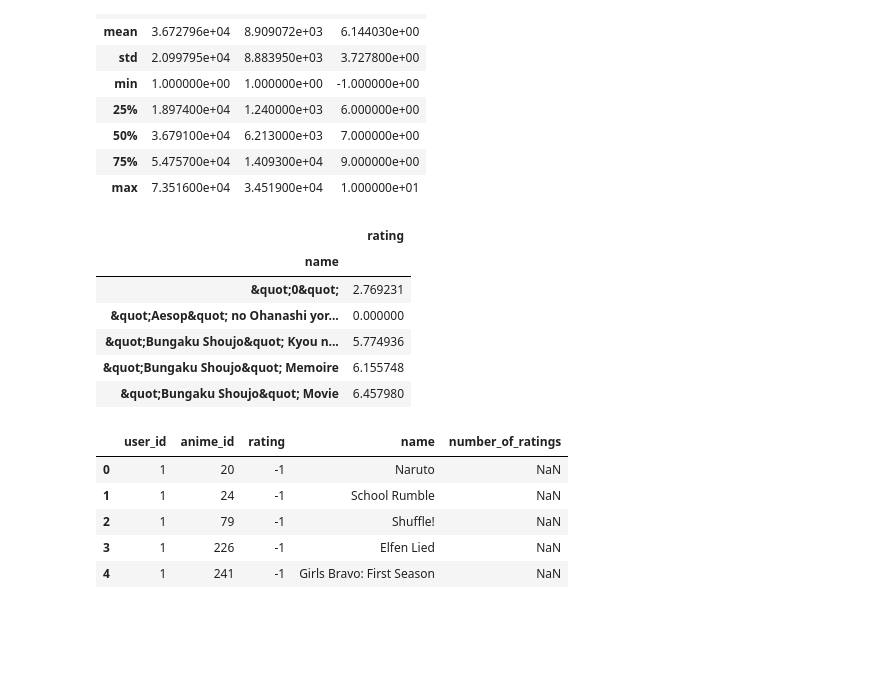
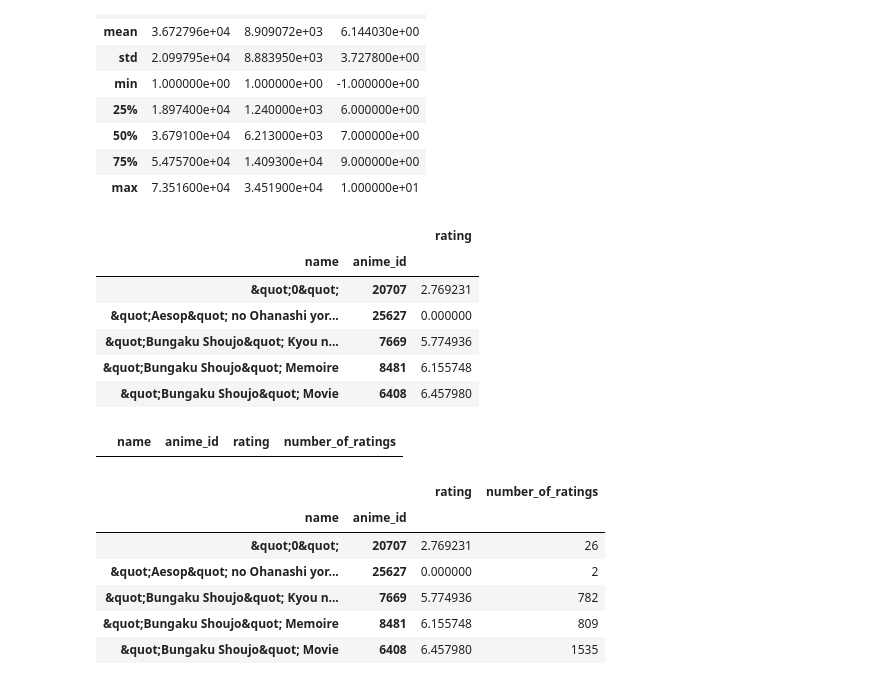
Before and after one commit to hargurjeet/Recommedation-Systems, a Jupyter notebook: Anime_Recommendation_Collborative_Filtering.ipynb, the cells around one changed output. Saved outputs shown, nothing was run; the diff lists cells and outputs as text; code cells hidden in the pictures; blank space fills up the shorter version.

```diff
--- a/Anime_Recommendation_Collborative_Filtering.ipynb
+++ b/Anime_Recommendation_Collborative_Filtering.ipynb
@@ -75,23 +75,28 @@ merged_df.describe()
 | 75% | 5.475700e+04 | 1.409300e+04 | 9.000000e+00 |
 | max | 7.351600e+04 | 3.451900e+04 | 1.000000e+01 |
 # %%
-ratings = pd.DataFrame(merged_df.groupby('name')['rating'].mean())
+ratings = pd.DataFrame(merged_df.groupby(['name', 'anime_id'])['rating'].mean())
 ratings.head()
 # %% [output]
-|  | rating |
-| name |  |
-| &quot;0&quot; | 2.769231 |
-| &quot;Aesop&quot; no Ohanashi yor... | 0.000000 |
-| &quot;Bungaku Shoujo&quot; Kyou n... | 5.774936 |
-| &quot;Bungaku Shoujo&quot; Memoire | 6.155748 |
-| &quot;Bungaku Shoujo&quot; Movie | 6.457980 |
+|  |  | rating |
+| name | anime_id |  |
+| &quot;0&quot; | 20707 | 2.769231 |
+| &quot;Aesop&quot; no Ohanashi yor... | 25627 | 0.000000 |
+| &quot;Bungaku Shoujo&quot; Kyou n... | 7669 | 5.774936 |
+| &quot;Bungaku Shoujo&quot; Memoire | 8481 | 6.155748 |
+| &quot;Bungaku Shoujo&quot; Movie | 6408 | 6.457980 |
+# %%
+ratings[ratings.name=='Naurto']
+# %% [output]
+|  | name | anime_id | rating | number_of_ratings |
 # %%
-merged_df['number_of_ratings'] = merged_df.groupby('name')['rating'].count()
-merged_df.head()
+ratings['number_of_ratings'] = merged_df.groupby(['name', 'anime_id'])['rating'].count()
+ratings.head()
 # %% [output]
-|  | user_id | anime_id | rating | name | number_of_ratings |
-| 0 | 1 | 20 | -1 | Naruto | NaN |
-| 1 | 1 | 24 | -1 | School Rumble | NaN |
-| 2 | 1 | 79 | -1 | Shuffle! | NaN |
-| 3 | 1 | 226 | -1 | Elfen Lied | NaN |
-| 4 | 1 | 241 | -1 | Girls Bravo: First Season | NaN |
+|  |  | rating | number_of_ratings |
+| name | anime_id |  |  |
+| &quot;0&quot; | 20707 | 2.769231 | 26 |
+| &quot;Aesop&quot; no Ohanashi yor... | 25627 | 0.000000 | 2 |
+| &quot;Bungaku Shoujo&quot; Kyou n... | 7669 | 5.774936 | 782 |
+| &quot;Bungaku Shoujo&quot; Memoire | 8481 | 6.155748 | 809 |
+| &quot;Bungaku Shoujo&quot; Movie | 6408 | 6.457980 | 1535 |
```
Also changed, not shown: parts of 21 cells of this notebook.
